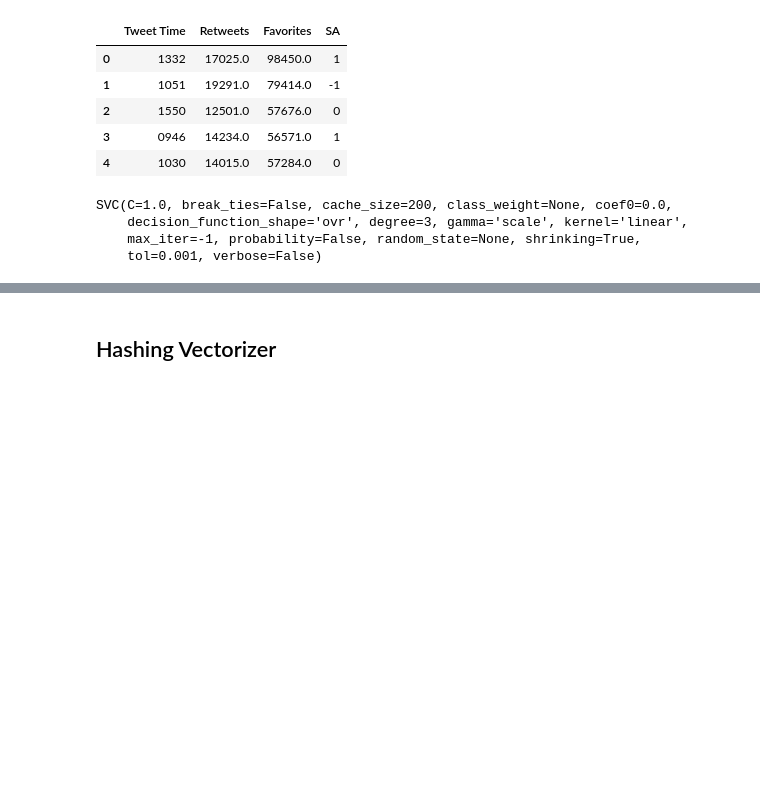
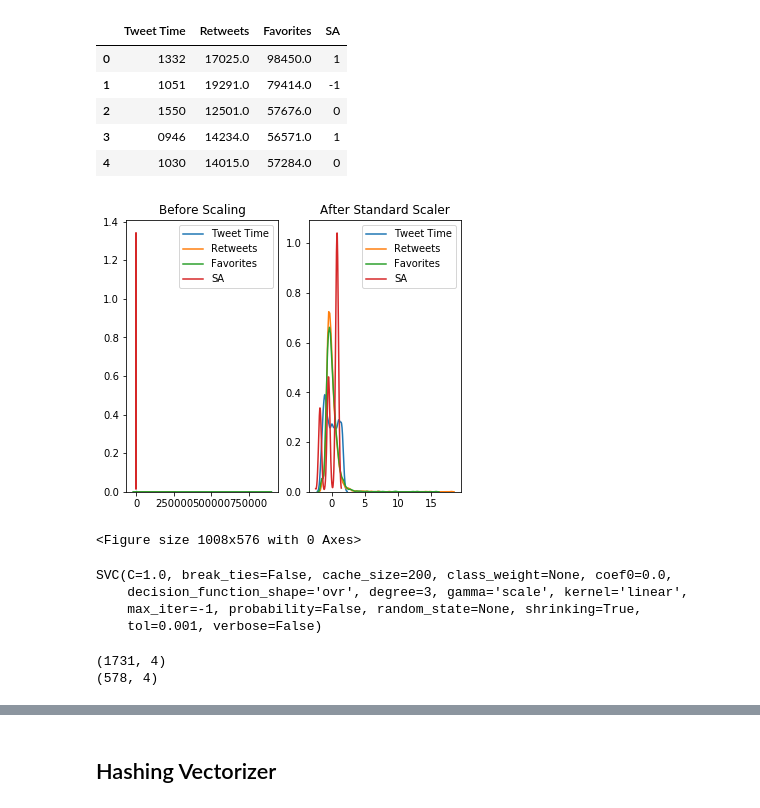
Before and after one commit to stephanieroman2020/FinalProject, a Jupyter notebook: FinalProject- SR/Support Vector Model.ipynb, the cells around one changed output, grey strips where cells are left out. Drawn from its saved outputs; the diff is of its cells as text; code cells hidden in the pictures; blank space fills up the shorter version.

```diff
--- a/FinalProject- SR/Support Vector Model.ipynb
+++ b/FinalProject- SR/Support Vector Model.ipynb
@@ -121,7 +121,7 @@ data.head()
 ## Count Vectorizer
 # %%
 #Call out features
-features = data_.columns
+features = data.columns
 features = data[['Tweet Time', 'Retweets', 'Favorites', 'SA']].copy()
 
 #State target output, name the %change bins
@@ -152 +153,25 @@ preprocess = make_column_transformer(
+# %%
+import seaborn as sns
+%matplotlib inline
+
+scaler = preprocessing.StandardScaler()
+scaled_df = scaler.fit_transform(features)
+scaled_df = pd.DataFrame(scaled_df, columns=['Tweet Time', 'Retweets', 'Favorites','SA'])
+
+fig, (ax1, ax2) = plt.subplots(ncols=2, figsize=(6, 5))
+
+ax1.set_title('Before Scaling')
+sns.kdeplot(features['Tweet Time'], ax=ax1)
+sns.kdeplot(features['Retweets'], ax=ax1)
+sns.kdeplot(features['Favorites'], ax=ax1)
+sns.kdeplot(features['SA'], ax=ax1)
+ax2.set_title('After Standard Scaler')
+sns.kdeplot(scaled_df['Tweet Time'], ax=ax2)
+sns.kdeplot(scaled_df['Retweets'], ax=ax2)
+sns.kdeplot(scaled_df['Favorites'], ax=ax2)
+sns.kdeplot(scaled_df['SA'], ax=ax2)
+plt.show()
+# %% [output]
+[figure, added]
+<Figure size 1008x576 with 0 Axes>
 # %%
@@ -179,8 +204,11 @@ SVC(C=1.0, break_ties=False, cache_size=200, class_weight=None, coef0=0.0,
 # from sklearn.model_selection import train_test_split
 # X_train, X_test, y_train, y_test = train_test_split(vector, target, random_state=42575636)
 
-# print(X_train.shape)
-# print(X_test.shape)
+print(X_train.shape)
+print(X_test.shape)
+# %% [output]
+(1731, 4)
+(578, 4)
 # %%
 print('Test Acc: %.4f' % model.score(X_test, y_test))
 
```
Also changed, not shown: parts of 6 cells of this notebook.
